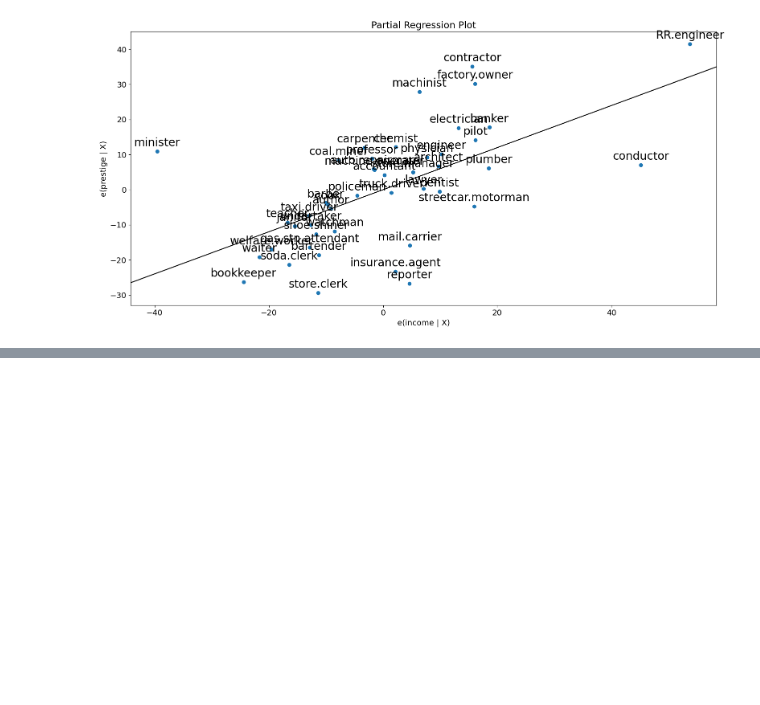
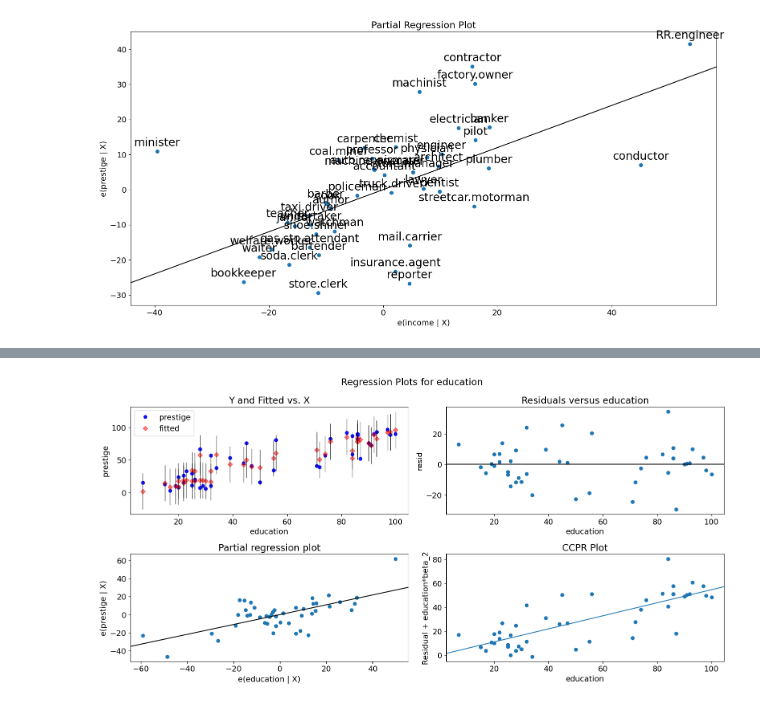
Before and after one commit to ARKA1112/Py_QuickNotes, a Jupyter notebook: statsmodels/regression_plots.ipynb, the cells around one changed output, grey strips where cells are left out. Saved outputs shown, nothing was run; the diff lists cells and outputs as text; code cells hidden in the pictures; blank space fills up the shorter version.

```diff
--- a/statsmodels/regression_plots.ipynb
+++ b/statsmodels/regression_plots.ipynb
@@ -93,0 +129,5 @@ prestige.index.isin
+# %%
+fig = sm.graphics.plot_regress_exog(prestige_model,"education")
+fig.tight_layout(pad=1.0)
+# %% [output]
+[figure, added]
```
Also changed, not shown: parts of 24 cells of this notebook, 2 other files.
